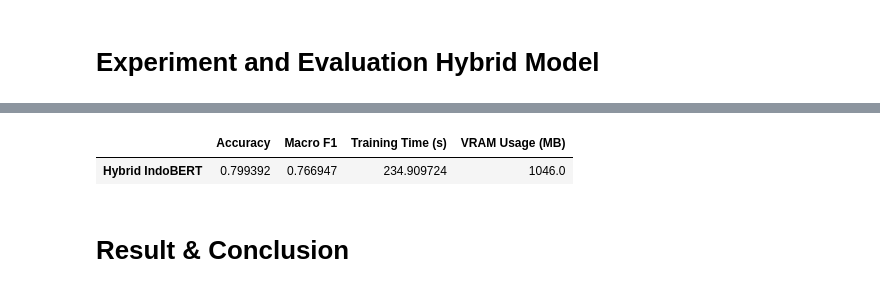
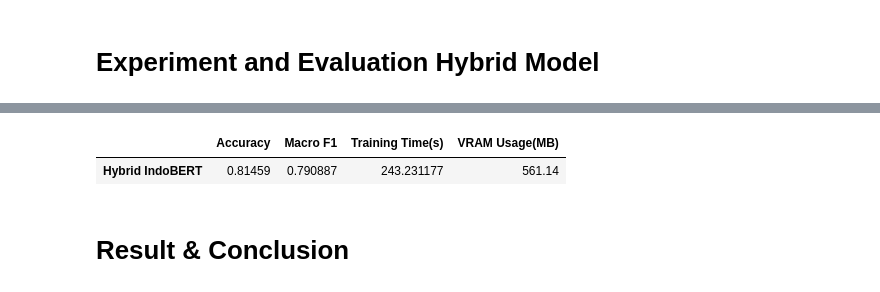
Before and after one commit to fauzanharsya/ID-SMSA-Sentiment-Analysis, a Jupyter notebook: ID_SMSA_Sentiment_Benchmark.ipynb, the cells around one changed output, grey strips where cells are left out. Drawn from its saved outputs; the diff is of its cells as text; code cells hidden in the pictures.

Commit message:
fix: update python notebook based on ICE3IS reviewer comment

```diff
--- a/ID_SMSA_Sentiment_Benchmark.ipynb
+++ b/ID_SMSA_Sentiment_Benchmark.ipynb
@@ -1,3 +33,19 @@
+# %%
+import tensorflow as tf
+
+# ==========================================
+# 1. VRAM PROFILING HELPERS
+# ==========================================
+
+def get_peak_vram_mb():
+    """Get the Peak VRAM allocated by TensorFlow empirically."""
+    try:
+        mem_info = tf.config.experimental.get_memory_info('GPU:0')
+        peak_bytes = mem_info['peak']
+        return peak_bytes / (1024 ** 2) # Convert Bytes to MB
+    except Exception as e:
+        print(f"[WARNING] Failed to get VRAM info: {e}")
+        return 0.0
 # %% [markdown]
 # **Exploration and Data Preparation**
 # %% [markdown]
@@ -934,21 +952,9 @@ import numpy as np
 import time
 import os
 import pandas as pd
-import subprocess
 
-# --- Helper: Check VRAM ---
-def get_gpu_memory():
-    try:
-        result = subprocess.check_output(
-            ["nvidia-smi", "--query-gpu=memory.used", "--format=csv,noheader,nounits"],
-            encoding='utf-8'
-        )
-        return int(result.strip().split('\n')[0])
-    except:
-        return 0
-
-# --- 1. Hybrid Specific Tokenization (Max Length 512) ---
-print("\n=== PERSIAPAN DATA HYBRID (Seq Len 512) ===")
+# --- 1. Hybrid Specific Tokenization (Max Length 128) ---
+print("\n=== HYBRID DATA PREPARATION (Seq Len 128) ===")
 
 model_name_id = 'indobenchmark/indobert-base-p1'
 tokenizer_hybrid = AutoTokenizer.from_pretrained(model_name_id)
@@ -1037,73 +1043,59 @@ def build_hybrid_indobert():
     return model
 
 # --- 4. Execute Hybrid Training ---
-print("\n=== TRAINING HYBRID MODEL ===")
+print("\n=== HYBRID MODEL TRAINING ===")
+tf.keras.backend.clear_session()
+import gc
+gc.collect()
 
-# Clean session
-tf.keras.backend.clear_session()
-vram_start = get_gpu_memory()
-print(f"[INFO] VRAM Awal: {vram_start} MB")
-
-# Build Model
 try:
     model_hybrid = build_hybrid_indobert()
-
-    # compiled based on research from other people's papers (LR: 3e-6)
     optimizer_hybrid = Adam(learning_rate=1e-3)
     model_hybrid.compile(optimizer=optimizer_hybrid, loss='sparse_categorical_crossentropy', metrics=['accuracy'])
 
-    print(f"Starting Hybrid Training for 10 epochs...")
+    print(f"Starting Hybrid Training for 8 epochs...")
     start_time = time.time()
 
-    # Training
-    # Note the input data is now a LIST [input_ids, attention_mask]
+    try:
+        tf.config.experimental.reset_memory_stats('GPU:0')
+    except Exception as e:
+        print(f"[WARNING] Failed to reset memory stats: {e}")
+
     history_hybrid = model_hybrid.fit(
-        train_inputs, # Input List
-        y_train,
+        train_inputs, y_train,
         validation_data=(val_inputs, y_val),
-        epochs=8,
-        batch_size=16,
-        class_weight=class_weight_dict,
-        verbose=1
+        epochs=8, batch_size=16,
+        class_weight=class_weight_dict, verbose=1
     )
-
     end_time = time.time()
     training_duration = end_time - start_time
-    vram_end = get_gpu_memory()
-    vram_usage = vram_end - vram_start if vram_end > vram_start else vram_end
 
-    print(f"[INFO] Total Waktu Training: {training_duration:.2f} detik")
-    print(f"[INFO] Estimasi VRAM Digunakan: {vram_usage} MB")
+    vram_usage = get_peak_vram_mb()
+    print(f"[INFO] Total Training Time: {training_duration:.2f} seconds")
+    print(f"[INFO] Estimated Peak VRAM Used: {vram_usage:.2f} MB")
 
-
-    # --- 5. Evaluation ---
-    print("\n--- Evaluasi Model Hybrid ---")
+    print("\n--- Hybrid Model Evaluation ---")
     logits = model_hybrid.predict(test_inputs)
     y_pred = logits.argmax(axis=1)
-
-    print(classification_report(y_test, y_pred, target_names=['Negative', 'Neutral', 'Positive']))
+    print(classification_report(y_test, y_pred, target_names=['Negative','Neutral','Positive']))
     acc_hybrid = np.mean(y_pred == y_test)
     f1_hybrid = f1_score(y_test, y_pred, average='macro')
+    print(f"Accuracy: {acc_hybrid:.4f}")
+    print(f"Macro F1: {f1_hybrid:.4f}")
 
-    print(f"Accuracy : {acc_hybrid:.4f}")
-    print(f"Macro F1 : {f1_hybrid:.4f}")
-
-    # Save Result
     history_scores_hybrid = {
         'Hybrid IndoBERT': {
             'Accuracy': acc_hybrid,
             'Macro F1': f1_hybrid,
-            'Training Time (s)': training_duration,
-            'VRAM Usage (MB)': vram_usage
+            'Training Time(s)': training_duration,
+            'VRAM Usage(MB)': round(vram_usage, 2)
         }
     }
-
-    print("\n=== HASIL HYBRID ===")
+    print("\n=== HYBRID RESULTS ===")
     display(pd.DataFrame(history_scores_hybrid).T)
 
 except Exception as e:
-    print(f"Terjadi error saat training: {e}")
-    # Print traceback for debugging
+    print(f"Error occurred during training: {e}")
     import traceback
     traceback.print_exc()
 # %% [output]
@@ -1144,4 +1128,4 @@ Macro F1 : 0.7669
-|  | Accuracy | Macro F1 | Training Time (s) | VRAM Usage (MB) |
-| Hybrid IndoBERT | 0.799392 | 0.766947 | 234.909724 | 1046.0 |
+|  | Accuracy | Macro F1 | Training Time(s) | VRAM Usage(MB) |
+| Hybrid IndoBERT | 0.81459 | 0.790887 | 243.231177 | 561.14 |
 # %% [markdown]
 # **Result & Conclusion**
```
Also changed, not shown: parts of 23 cells of this notebook.
